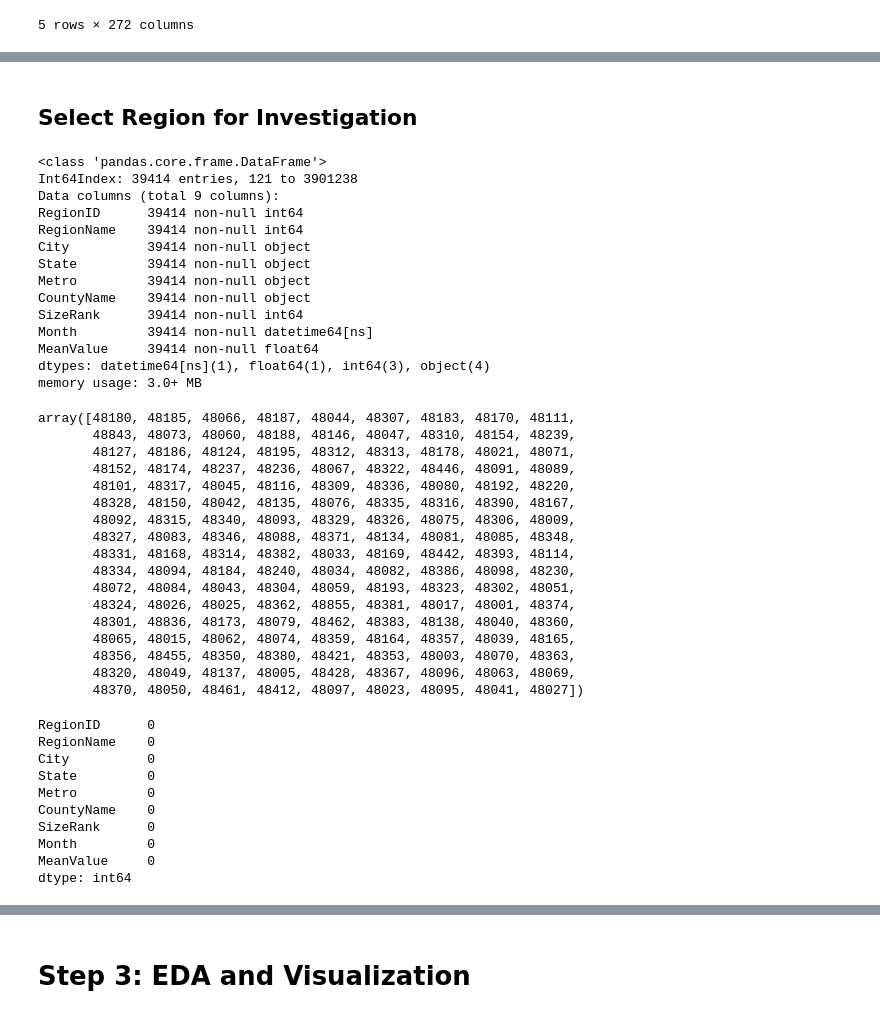
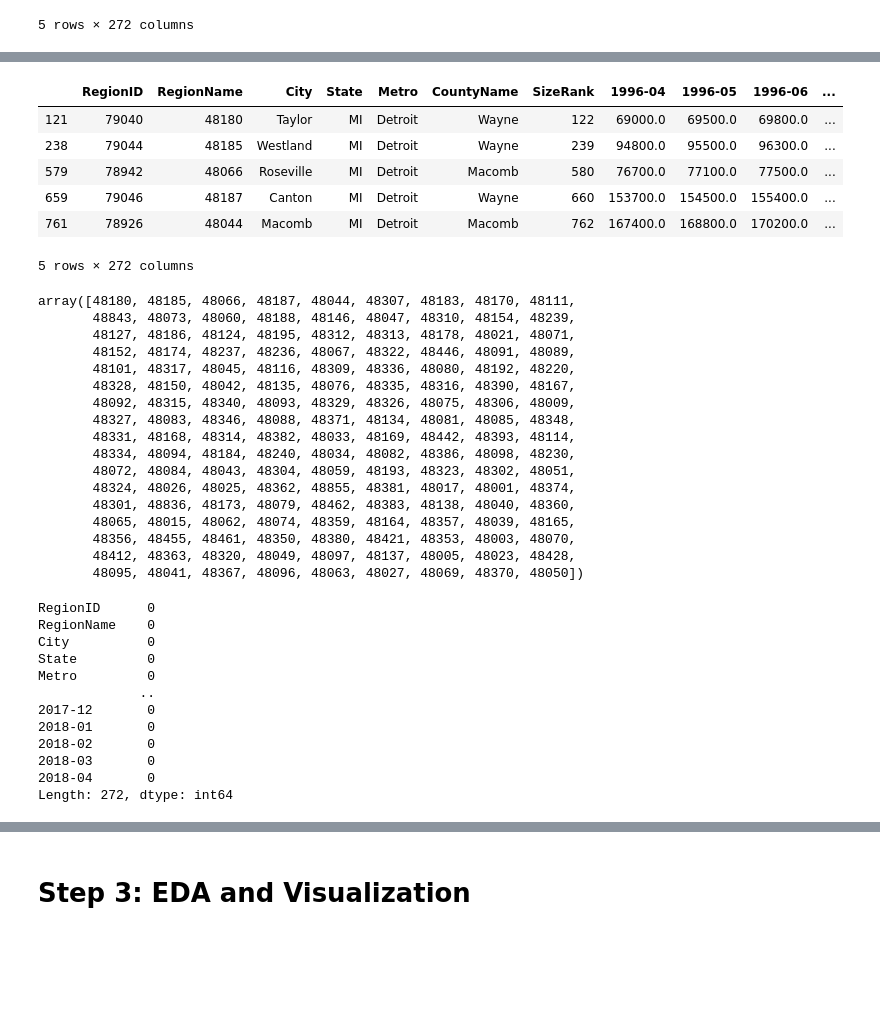
Before and after one commit to lambertmk/Time-Series-using-ARIMA-and-Zillow-housing-data, a Jupyter notebook: mod_4_starter_notebook.ipynb, the cells around one changed output, grey strips where cells are left out. Drawn from its saved outputs; the diff is of its cells as text; code cells hidden in the pictures; blank space fills up the shorter version.

```diff
--- a/mod_4_starter_notebook.ipynb
+++ b/mod_4_starter_notebook.ipynb
@@ -145,25 +74,16 @@ mdf.describe
-# %% [markdown]
-## Select Region for Investigation
 # %%
 # I'll look at the area I grew up in, since I know it well
 
-dtw = mdf[(mdf.Metro == 'Detroit')].copy()
-dtw.info()
+dtw = df[(df.Metro == 'Detroit')].copy()
+dtw.head()
 # %% [output]
+|  | RegionID | RegionName | City | State | Metro | CountyName | SizeRank | 1996-04 | 1996-05 | 1996-06 | ... |
+| 121 | 79040 | 48180 | Taylor | MI | Detroit | Wayne | 122 | 69000.0 | 69500.0 | 69800.0 | ... |
+| 238 | 79044 | 48185 | Westland | MI | Detroit | Wayne | 239 | 94800.0 | 95500.0 | 96300.0 | ... |
+| 579 | 78942 | 48066 | Roseville | MI | Detroit | Macomb | 580 | 76700.0 | 77100.0 | 77500.0 | ... |
+| 659 | 79046 | 48187 | Canton | MI | Detroit | Wayne | 660 | 153700.0 | 154500.0 | 155400.0 | ... |
+| 761 | 78926 | 48044 | Macomb | MI | Detroit | Macomb | 762 | 167400.0 | 168800.0 | 170200.0 | ... |
-<class 'pandas.core.frame.DataFrame'>
-Int64Index: 39414 entries, 121 to 3901238
-Data columns (total 9 columns):
-RegionID      39414 non-null int64
-RegionName    39414 non-null int64
-City          39414 non-null object
-State         39414 non-null object
-Metro         39414 non-null object
-CountyName    39414 non-null object
-SizeRank      39414 non-null int64
-Month         39414 non-null datetime64[ns]
-MeanValue     39414 non-null float64
-dtypes: datetime64[ns](1), float64(1), int64(3), object(4)
-memory usage: 3.0+ MB
+5 rows × 272 columns
 # %%
 dtw.RegionName.unique()
 # %% [output]
@@ -181,9 +101,9 @@ array([48180, 48185, 48066, 48187, 48044, 48307, 48183, 48170, 48111,
        48324, 48026, 48025, 48362, 48855, 48381, 48017, 48001, 48374,
        48301, 48836, 48173, 48079, 48462, 48383, 48138, 48040, 48360,
        48065, 48015, 48062, 48074, 48359, 48164, 48357, 48039, 48165,
-       48356, 48455, 48350, 48380, 48421, 48353, 48003, 48070, 48363,
-       48320, 48049, 48137, 48005, 48428, 48367, 48096, 48063, 48069,
-       48370, 48050, 48461, 48412, 48097, 48023, 48095, 48041, 48027])
+       48356, 48455, 48461, 48350, 48380, 48421, 48353, 48003, 48070,
+       48412, 48363, 48320, 48049, 48097, 48137, 48005, 48023, 48428,
+       48095, 48041, 48367, 48096, 48063, 48027, 48069, 48370, 48050])
 # %%
 # making sure we don't have any null values
 dtw.isna().sum()
@@ -193,8 +113,10 @@ RegionName    0
 City          0
 State         0
 Metro         0
-CountyName    0
-SizeRank      0
-Month         0
-MeanValue     0
-dtype: int64
+             ..
+2017-12       0
+2018-01       0
+2018-02       0
+2018-03       0
+2018-04       0
+Length: 272, dtype: int64
```
Also changed, not shown: parts of 116 cells of this notebook.
